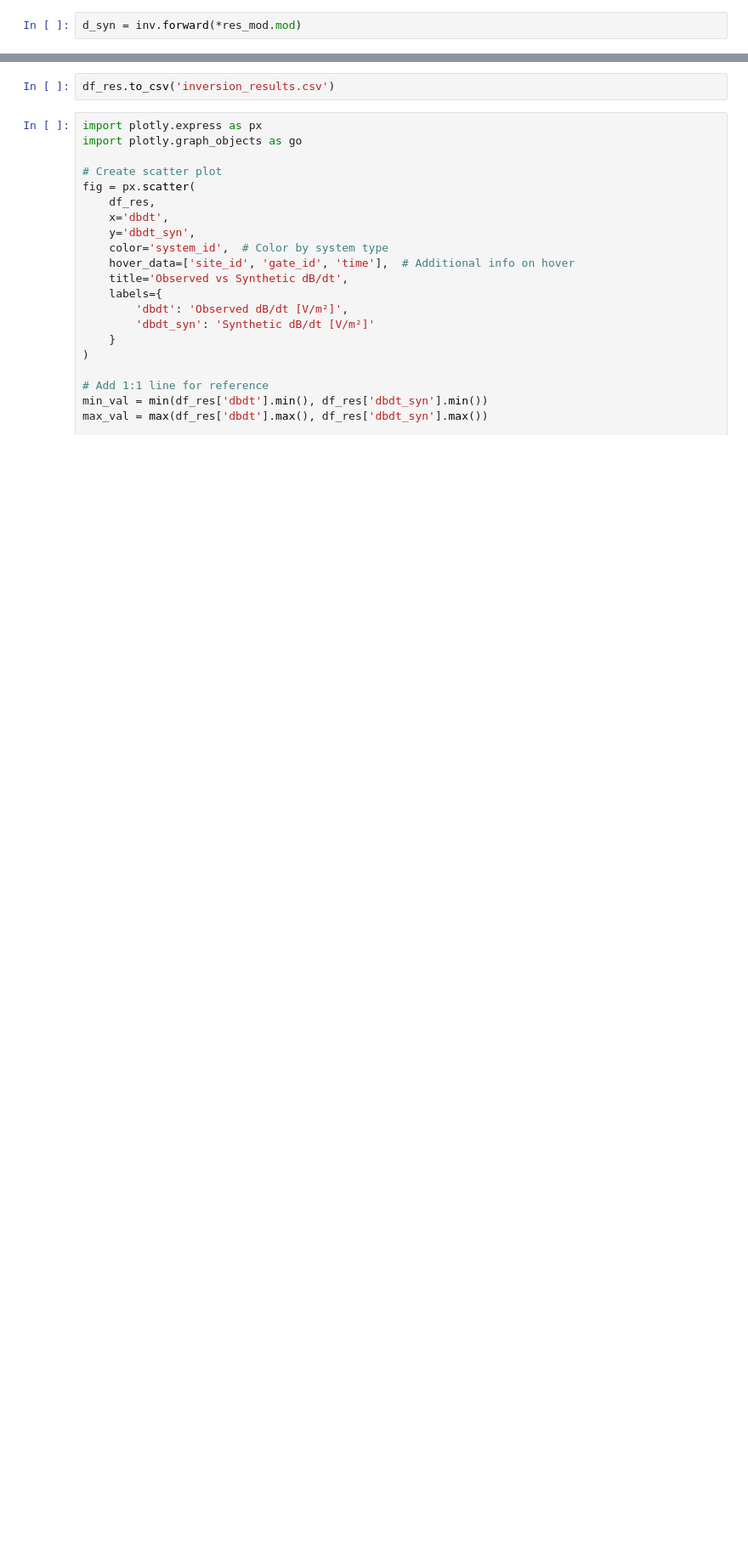
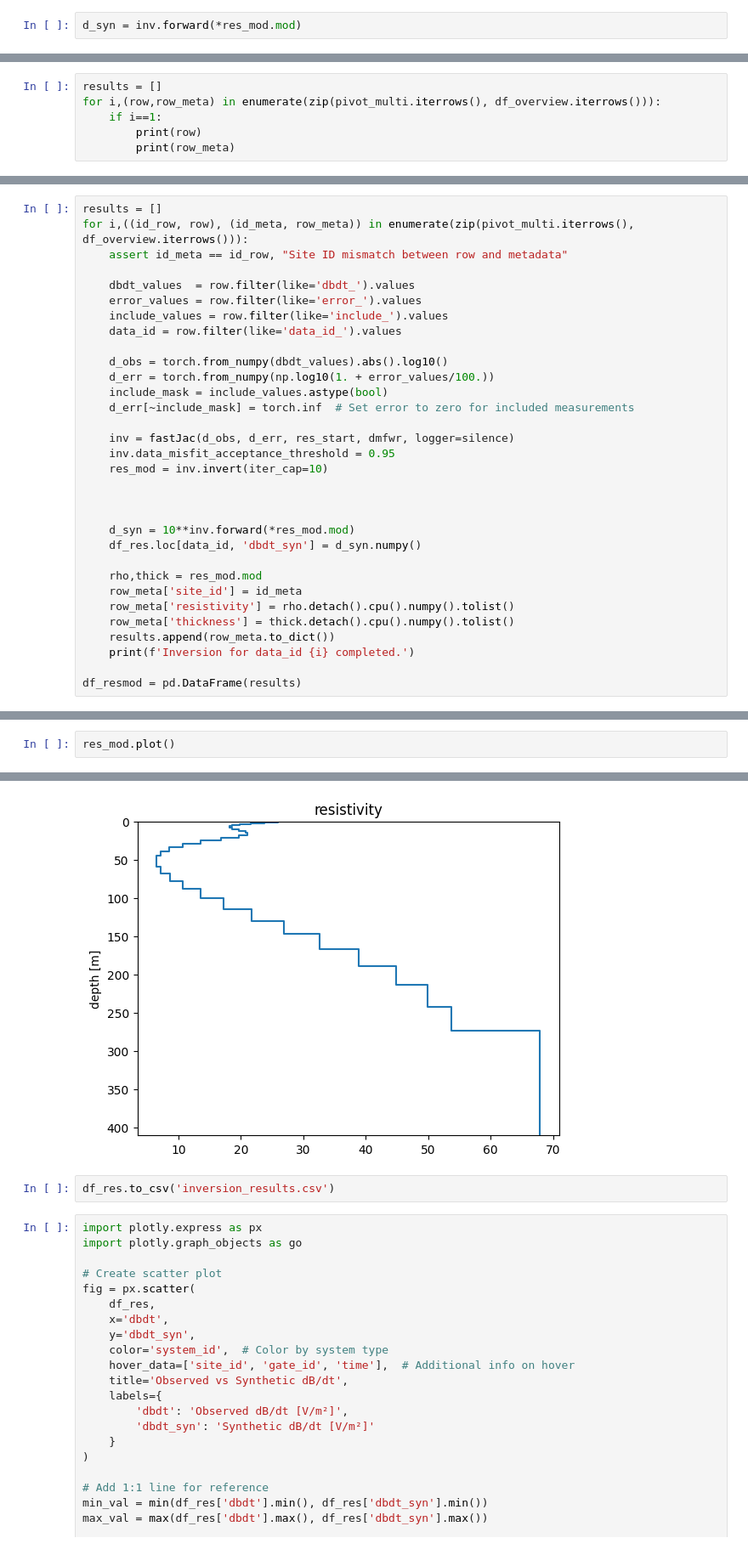
Before and after one commit to bob-b-b/sea-anemone, a Jupyter notebook: prototyping/inversion_results.ipynb, the cells around one changed output, grey strips where cells are left out. Shown at 85% size. Drawn from its saved outputs; the diff is of its cells as text; blank space fills up the shorter version.

```diff
--- a/prototyping/inversion_results.ipynb
+++ b/prototyping/inversion_results.ipynb
@@ -238,0 +225,6 @@ Inversion for data_id 49 completed.
+# %%
+results = []
+for i,(row,row_meta) in enumerate(zip(pivot_multi.iterrows(), df_overview.iterrows())):
+    if i==1:
+        print(row)
+        print(row_meta)
@@ -238,0 +250,32 @@ Inversion for data_id 49 completed.
+# %%
+results = []
+for i,((id_row, row), (id_meta, row_meta)) in enumerate(zip(pivot_multi.iterrows(), df_overview.iterrows())):
+    assert id_meta == id_row, "Site ID mismatch between row and metadata"
+
+    dbdt_values  = row.filter(like='dbdt_').values
+    error_values = row.filter(like='error_').values
+    include_values = row.filter(like='include_').values
+    data_id = row.filter(like='data_id_').values
+
+    d_obs = torch.from_numpy(dbdt_values).abs().log10()
+    d_err = torch.from_numpy(np.log10(1. + error_values/100.))
+    include_mask = include_values.astype(bool)
+    d_err[~include_mask] = torch.inf  # Set error to zero for included measurements
+
+    inv = fastJac(d_obs, d_err, res_start, dmfwr, logger=silence)
+    inv.data_misfit_acceptance_threshold = 0.95
+    res_mod = inv.invert(iter_cap=10)
+
+
+
+    d_syn = 10**inv.forward(*res_mod.mod)
+    df_res.loc[data_id, 'dbdt_syn'] = d_syn.numpy()
+
+    rho,thick = res_mod.mod
+    row_meta['site_id'] = id_meta
+    row_meta['resistivity'] = rho.detach().cpu().numpy().tolist()
+    row_meta['thickness'] = thick.detach().cpu().numpy().tolist()
+    results.append(row_meta.to_dict())
+    print(f'Inversion for data_id {i} completed.')
+
+df_resmod = pd.DataFrame(results)
@@ -238,0 +450,3 @@ Inversion for data_id 49 completed.
+# %%
+res_mod.plot()
+# %% [output]
@@ -239,3 +454,4 @@ Inversion for data_id 49 completed.
+[figure, added]
 # %%
 df_res.to_csv('inversion_results.csv')
 # %%
```
Also changed, not shown: parts of 18 cells of this notebook, 4 other files.
